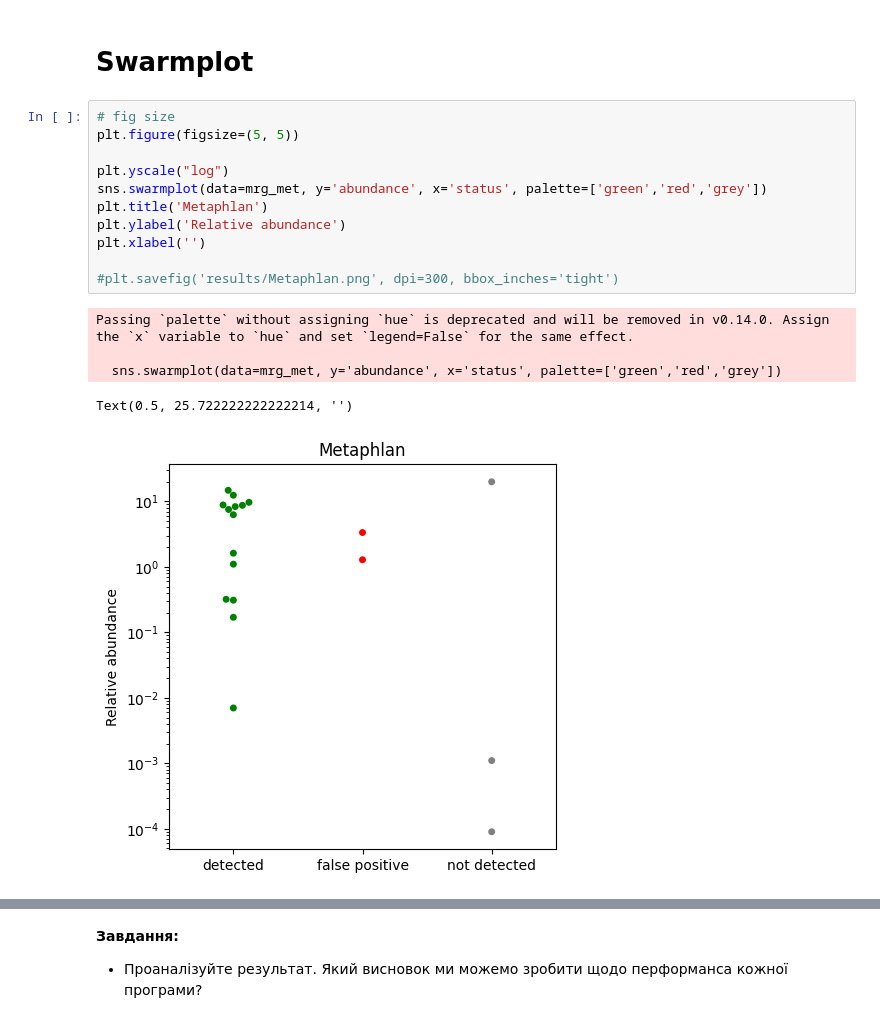
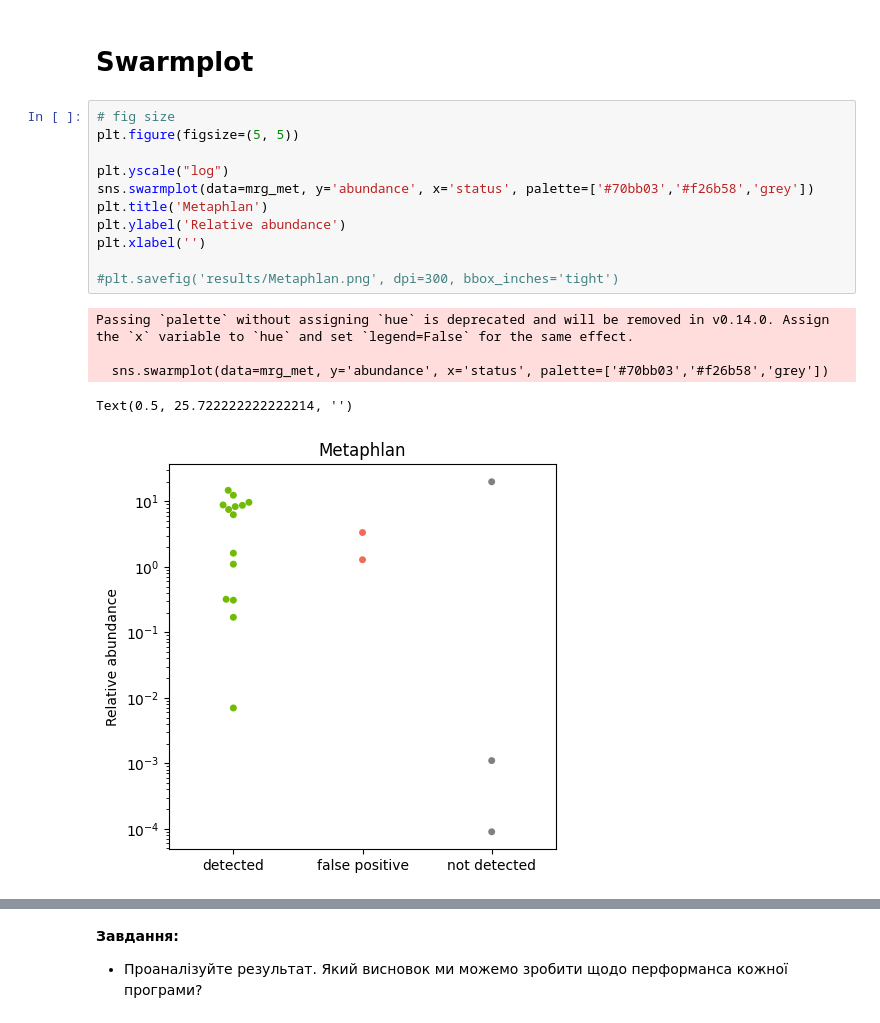
Before and after one commit to Chartiza/UBDS-3_2024, a Jupyter notebook: step2_metagenome_profiling.ipynb, the cells around one changed output, grey strips where cells are left out. Cells and saved outputs as stored; diff of their text form.

```diff
--- a/step2_metagenome_profiling.ipynb
+++ b/step2_metagenome_profiling.ipynb
@@ -312,20 +312,20 @@ mrg_motus.head(3)
 # %%
 # fig size
 plt.figure(figsize=(5, 5))
 
 plt.yscale("log")
-sns.swarmplot(data=mrg_met, y='abundance', x='status', palette=['green','red','grey'])
+sns.swarmplot(data=mrg_met, y='abundance', x='status', palette=['#70bb03','#f26b58','grey'])
 plt.title('Metaphlan')
 plt.ylabel('Relative abundance')
 plt.xlabel('')
 
 #plt.savefig('results/Metaphlan.png', dpi=300, bbox_inches='tight')
 # %% [output]
 Passing `palette` without assigning `hue` is deprecated and will be removed in v0.14.0. Assign the `x` variable to `hue` and set `legend=False` for the same effect.
 
-  sns.swarmplot(data=mrg_met, y='abundance', x='status', palette=['green','red','grey'])
+  sns.swarmplot(data=mrg_met, y='abundance', x='status', palette=['#70bb03','#f26b58','grey'])
 Text(0.5, 25.722222222222214, '')
-[figure, old version]
+[figure, new version]
 # %%
 import matplotlib.pyplot as plt
 import seaborn as sns
```
Also changed, not shown: parts of 2 cells of this notebook, 4 other files.
